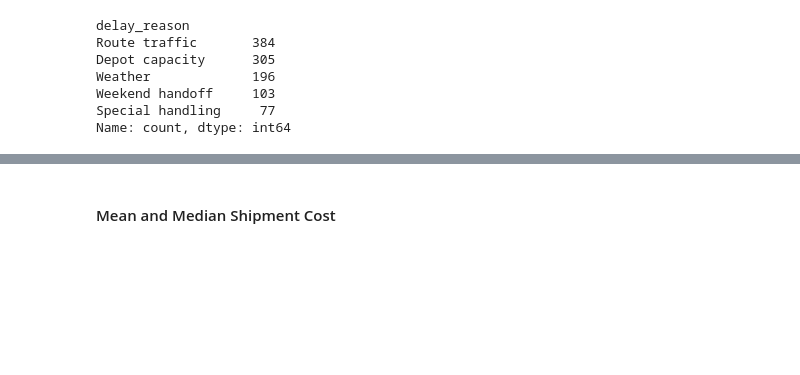
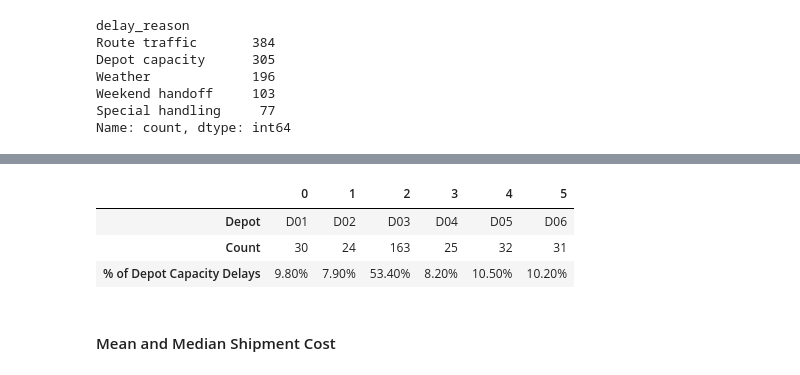
Before and after one commit to ctackitt30/Team_4_CDS_Project, a Jupyter notebook: Team_4_CDS_Capstone.ipynb, the cells around one changed output, grey strips where cells are left out. Saved outputs shown, nothing was run; the diff lists cells and outputs as text; code cells hidden in the pictures; blank space fills up the shorter version.

```diff
--- a/Team_4_CDS_Capstone.ipynb
+++ b/Team_4_CDS_Capstone.ipynb
@@ -870,3 +900,42 @@ Name: count, dtype: int64
+# %%
+depot_capacity_delays = (
+    analysis_table[
+        analysis_table["delay_reason"] == "Depot capacity"
+    ]
+    .groupby("depot_id")
+    .size()
+)
+
+depot_capacity_summary = pd.DataFrame({
+    "Depot": depot_capacity_delays.index,
+    "Count": depot_capacity_delays.values,
+    "% of Depot Capacity Delays": (
+        depot_capacity_delays.values
+        / depot_capacity_delays.sum()
+        * 100
+    ).round(1)
+})
+# %%
+presentation_table = depot_capacity_summary.copy()
+
+presentation_table["% of Depot Capacity Delays"] = (
+    presentation_table["% of Depot Capacity Delays"]
+    .map(lambda x: f"{x:.2f}%")
+)
+
+display(
+    presentation_table.T.style
+    .background_gradient(cmap="Blues")
+    .set_properties(**{
+        "border": "1px solid black",
+        "text-align": "center"
+    })
+)
+# %% [output]
+|  | 0 | 1 | 2 | 3 | 4 | 5 |
+| Depot | D01 | D02 | D03 | D04 | D05 | D06 |
+| Count | 30 | 24 | 163 | 25 | 32 | 31 |
+| % of Depot Capacity Delays | 9.80% | 7.90% | 53.40% | 8.20% | 10.50% | 10.20% |
 # %% [markdown]
 #### Mean and Median Shipment Cost
 # %%
```
Also changed, not shown: parts of 17 cells of this notebook.
